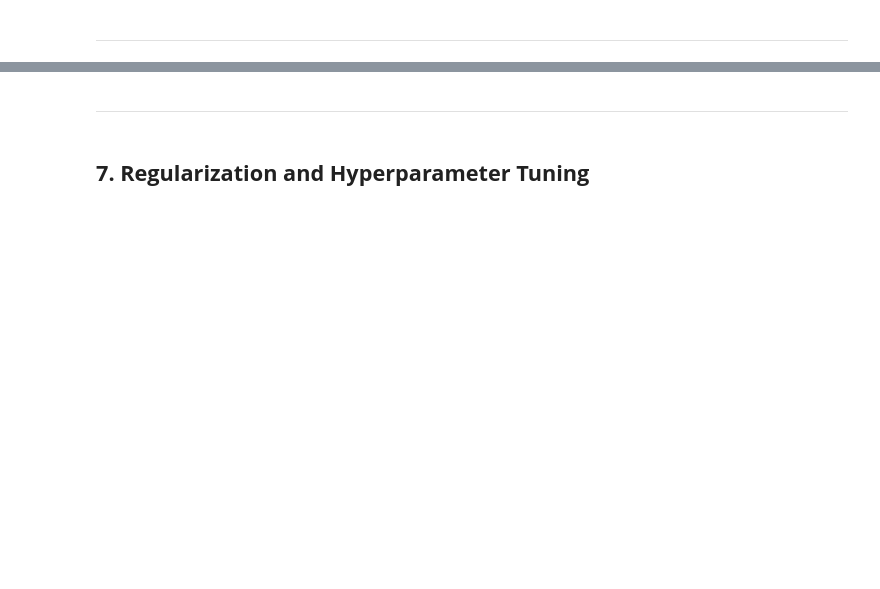
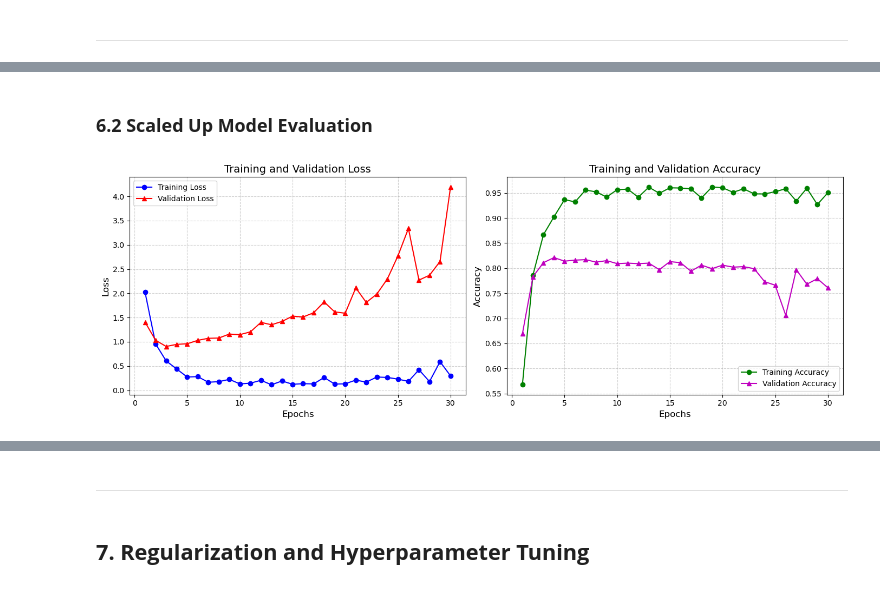
Before and after one commit to zayLatt25/mlnn-finals, a Jupyter notebook: mlnn-finals.ipynb, the cells around one changed output, grey strips where cells are left out. Saved outputs shown, nothing was run; the diff lists cells and outputs as text; code cells hidden in the pictures; blank space fills up the shorter version.

```diff
--- a/mlnn-finals.ipynb
+++ b/mlnn-finals.ipynb
@@ -418,0 +584,3 @@ Comparing these baselines with the **First Model**, which achieved an **accuracy
+# %%
+scaled_up_model = build_model(512, 3, 0, 0, 0, num_words, num_classes)
+scaled_up_model.summary()
@@ -418,0 +605,6 @@ Comparing these baselines with the **First Model**, which achieved an **accuracy
+# %%
+scaled_up_history = scaled_up_model.fit(partial_x_train,
+                                        partial_y_train,
+                                        epochs=30,
+                                        batch_size=512,
+                                        validation_data=(x_val, y_val))
@@ -418,0 +629,7 @@ Comparing these baselines with the **First Model**, which achieved an **accuracy
+# %% [markdown]
+### **6.2 Scaled Up Model Evaluation**
+# %%
+# Plotting the training and validation loss
+print_history(scaled_up_history)
+# %% [output]
+[figure, added]
```
Also changed, not shown: parts of 24 cells of this notebook.
